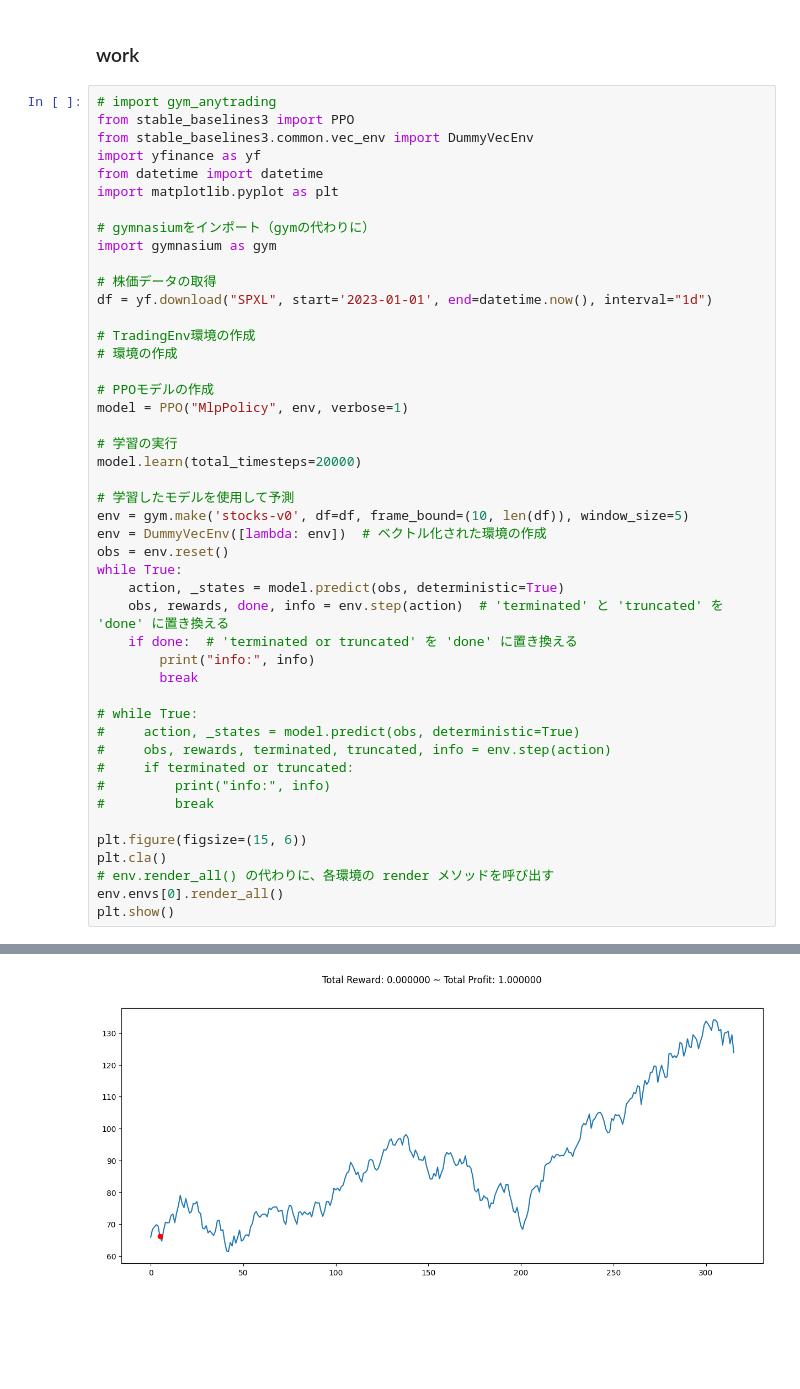
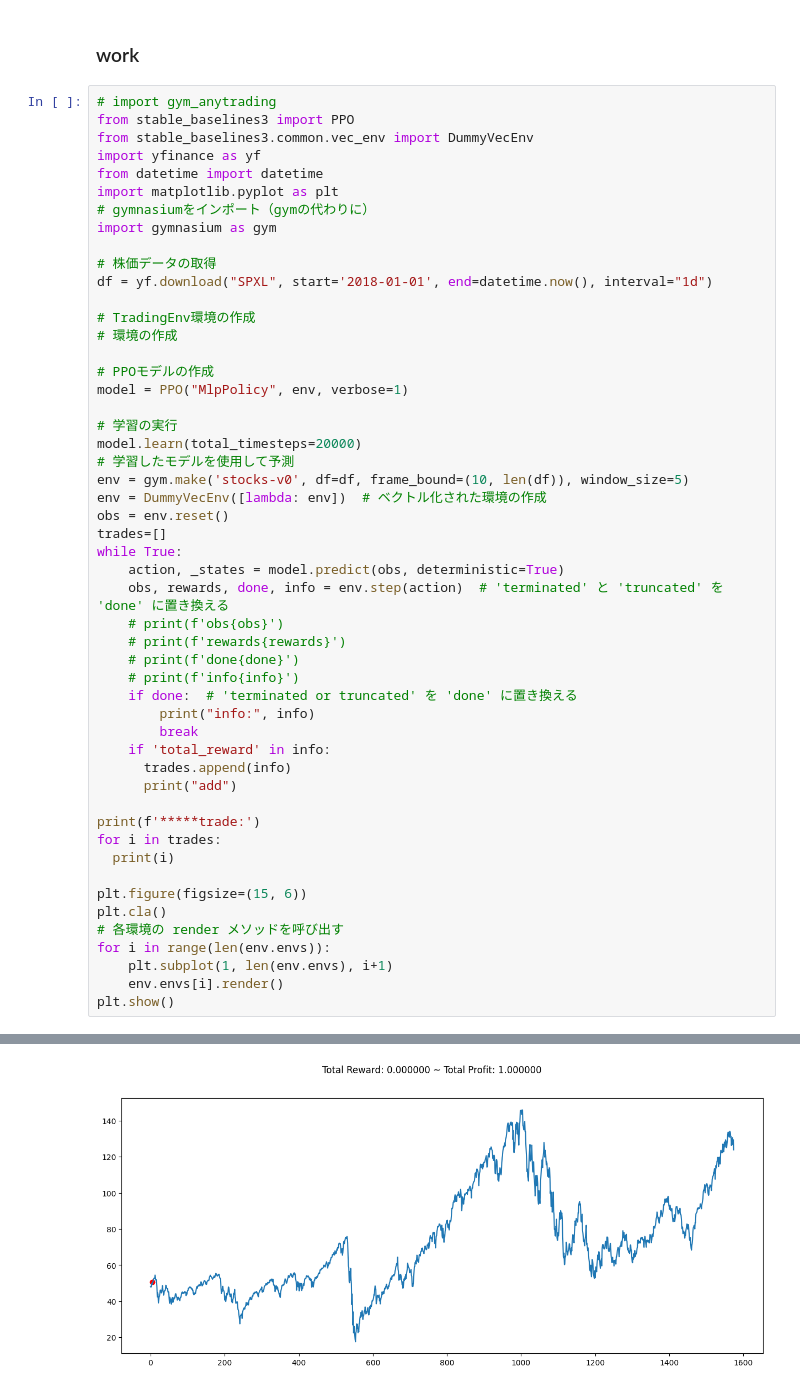
Before and after one commit to kapibara3chi/ReinforcementLearning, a Jupyter notebook: ReinfoecementLearning.ipynb, the cells around one changed output, grey strips where cells are left out. Saved outputs shown, nothing was run; the diff lists cells and outputs as text; blank space fills up the shorter version.

```diff
--- a/ReinfoecementLearning.ipynb
+++ b/ReinfoecementLearning.ipynb
@@ -239,12 +238,11 @@ from stable_baselines3.common.vec_env import DummyVecEnv
 import yfinance as yf
 from datetime import datetime
 import matplotlib.pyplot as plt
-
 # gymnasiumをインポート（gymの代わりに）
 import gymnasium as gym
 
 # 株価データの取得
-df = yf.download("SPXL", start='2023-01-01', end=datetime.now(), interval="1d")
+df = yf.download("SPXL", start='2018-01-01', end=datetime.now(), interval="1d")
 
 # TradingEnv環境の作成
 # 環境の作成
@@ -254,29 +252,35 @@ model = PPO("MlpPolicy", env, verbose=1)
 
 # 学習の実行
 model.learn(total_timesteps=20000)
-
 # 学習したモデルを使用して予測
 env = gym.make('stocks-v0', df=df, frame_bound=(10, len(df)), window_size=5)
 env = DummyVecEnv([lambda: env])  # ベクトル化された環境の作成
 obs = env.reset()
+trades=[]
 while True:
     action, _states = model.predict(obs, deterministic=True)
     obs, rewards, done, info = env.step(action)  # 'terminated' と 'truncated' を 'done' に置き換える
+    # print(f'obs{obs}')
+    # print(f'rewards{rewards}')
+    # print(f'done{done}')
+    # print(f'info{info}')
     if done:  # 'terminated or truncated' を 'done' に置き換える
         print("info:", info)
         break
+    if 'total_reward' in info:
+      trades.append(info)
+      print("add")
 
-# while True:
-#     action, _states = model.predict(obs, deterministic=True)
-#     obs, rewards, terminated, truncated, info = env.step(action)
-#     if terminated or truncated:
-#         print("info:", info)
-#         break
+print(f'*****trade:')
+for i in trades:
+  print(i)
 
 plt.figure(figsize=(15, 6))
 plt.cla()
-# env.render_all() の代わりに、各環境の render メソッドを呼び出す
-env.envs[0].render_all()
+# 各環境の render メソッドを呼び出す
+for i in range(len(env.envs)):
+    plt.subplot(1, len(env.envs), i+1)
+    env.envs[i].render()
 plt.show()
 # %% [output]
 [*********************100%%**********************]  1 of 1 completed
@@ -300 +304 @@ Using cpu device
-[figure, old version]
+[figure, new version]
```
Also changed, not shown: parts of 2 cells of this notebook.
